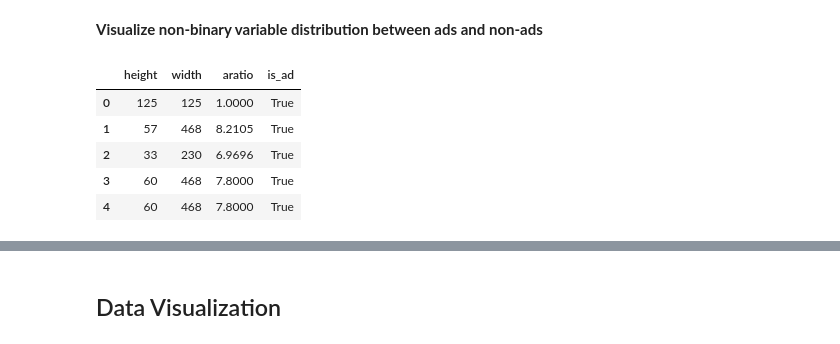
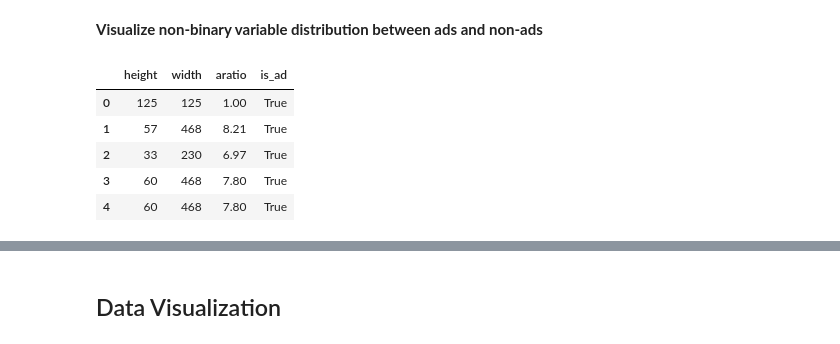
Before and after one commit to SydneyMW/171Project, a Jupyter notebook: 3_preprocess_logreg_neuralnet.ipynb, the cells around one changed output, grey strips where cells are left out. Drawn from its saved outputs; the diff is of its cells as text; code cells hidden in the pictures.

```diff
--- a/3_preprocess_logreg_neuralnet.ipynb
+++ b/3_preprocess_logreg_neuralnet.ipynb
@@ -101,9 +103,9 @@ height_mean, width_mean, aratio_mean
 # %% [markdown]
 **Impute height and width unknowns with mean values, and drop unknown local values**
 # %%
-data.height[data.height == '   ?'] = height_mean
-data.width[data.width == '   ?'] = width_mean
-data.aratio[data.aratio == '     ?'] = aratio_mean
+data.loc[data.height == '   ?']["height"] = height_mean
+data.loc[data.width == '   ?']["width"] = width_mean
+data.loc[data.aratio == '     ?']["aratio"] = aratio_mean
 data = data[data.local != '   ?']
 data = data[data.local != '?']
 # %% [output]
@@ -140,12 +142,12 @@ data = data.apply(pd.to_numeric)
 pair = data[['height', 'width', 'aratio', 'is_ad']]
 hist = data[['aratio', 'is_ad']]
 # %%
-pair.head()
+pair.head().round(2)
 # %% [output]
 |  | height | width | aratio | is_ad |
-| 0 | 125 | 125 | 1.0000 | True |
-| 1 | 57 | 468 | 8.2105 | True |
-| 2 | 33 | 230 | 6.9696 | True |
-| 3 | 60 | 468 | 7.8000 | True |
-| 4 | 60 | 468 | 7.8000 | True |
+| 0 | 125 | 125 | 1.00 | True |
+| 1 | 57 | 468 | 8.21 | True |
+| 2 | 33 | 230 | 6.97 | True |
+| 3 | 60 | 468 | 7.80 | True |
+| 4 | 60 | 468 | 7.80 | True |
 # %%
```
Also changed, not shown: parts of 18 cells of this notebook.
